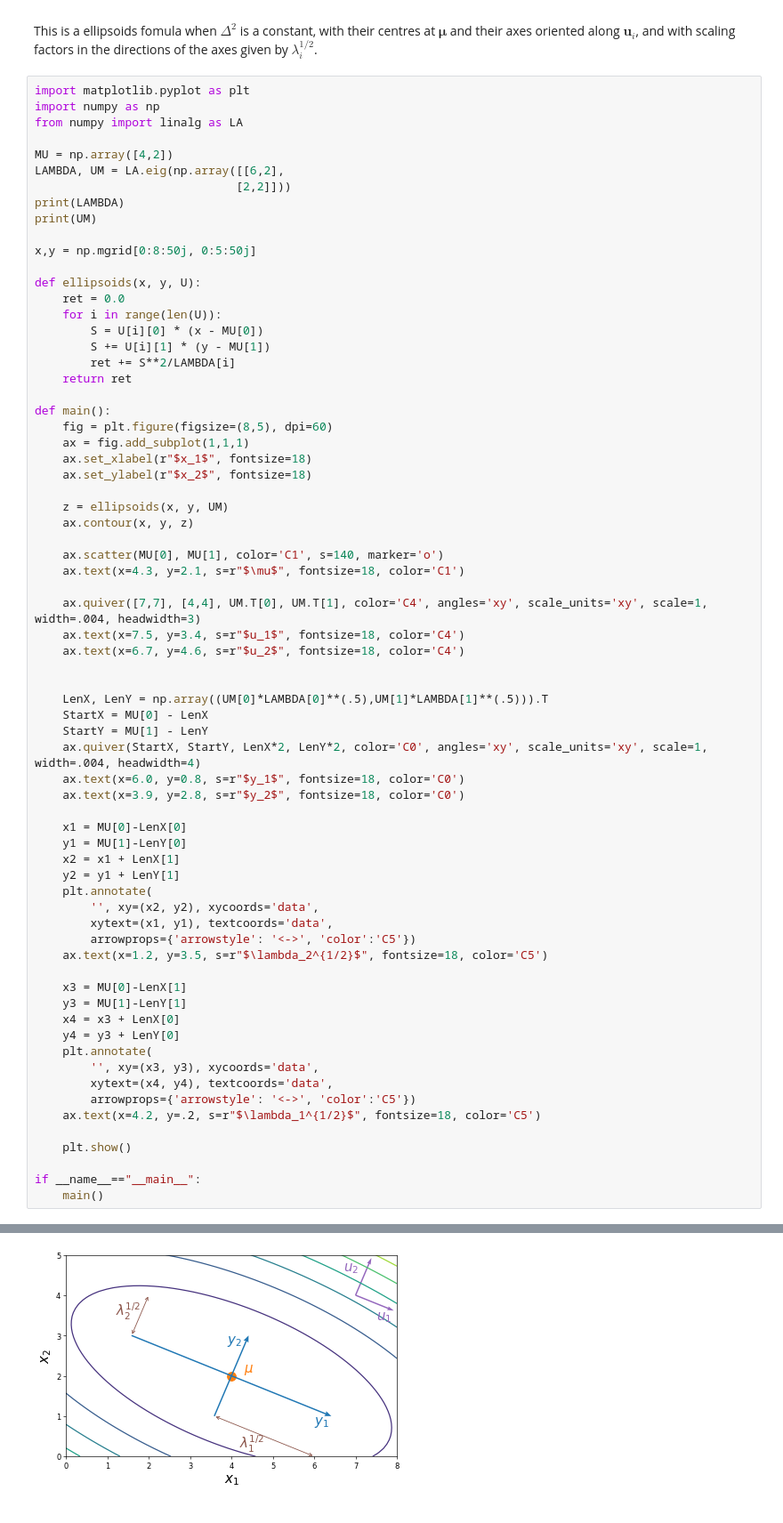
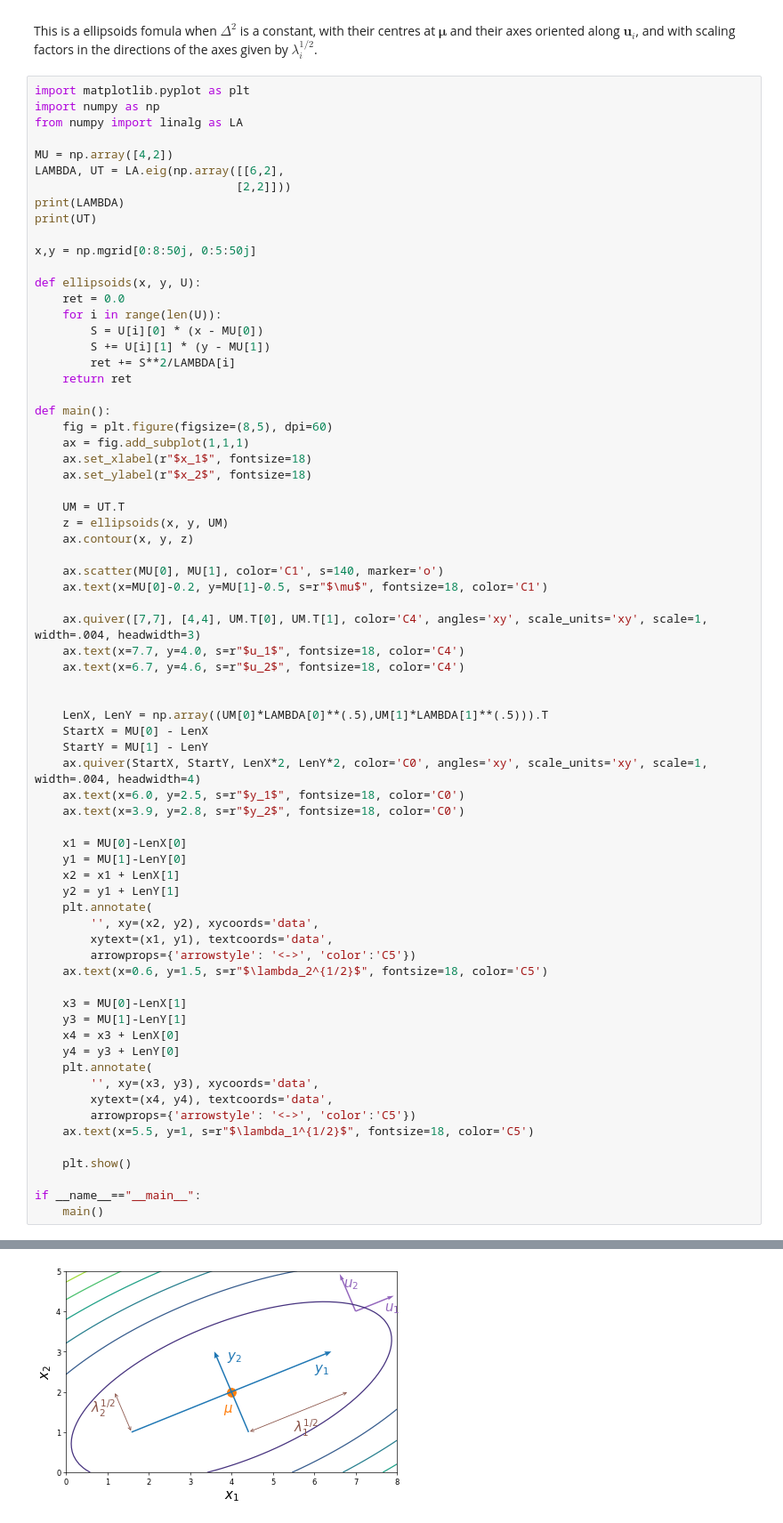
Before and after one commit to Minohh/PRML-Note, a Jupyter notebook: 2_Probability_Distributions/2_3_0_Gaussian.ipynb, the cells around one changed output, grey strips where cells are left out. Shown at 89% size. Saved outputs shown, nothing was run; the diff lists cells and outputs as text.

```diff
--- a/2_Probability_Distributions/2_3_0_Gaussian.ipynb
+++ b/2_Probability_Distributions/2_3_0_Gaussian.ipynb
@@ -37,10 +37,10 @@ import numpy as np
 from numpy import linalg as LA
 
 MU = np.array([4,2])
-LAMBDA, UM = LA.eig(np.array([[6,2],
+LAMBDA, UT = LA.eig(np.array([[6,2],
                              [2,2]]))
 print(LAMBDA)
-print(UM)
+print(UT)
 
 x,y = np.mgrid[0:8:50j, 0:5:50j]
 
@@ -58,14 +58,15 @@ def main():
     ax.set_xlabel(r"$x_1$", fontsize=18)
     ax.set_ylabel(r"$x_2$", fontsize=18)
 
+    UM = UT.T
     z = ellipsoids(x, y, UM)
     ax.contour(x, y, z)
 
     ax.scatter(MU[0], MU[1], color='C1', s=140, marker='o')
-    ax.text(x=4.3, y=2.1, s=r"$\mu$", fontsize=18, color='C1')
+    ax.text(x=MU[0]-0.2, y=MU[1]-0.5, s=r"$\mu$", fontsize=18, color='C1')
 
     ax.quiver([7,7], [4,4], UM.T[0], UM.T[1], color='C4', angles='xy', scale_units='xy', scale=1, width=.004, headwidth=3)
-    ax.text(x=7.5, y=3.4, s=r"$u_1$", fontsize=18, color='C4')
+    ax.text(x=7.7, y=4.0, s=r"$u_1$", fontsize=18, color='C4')
     ax.text(x=6.7, y=4.6, s=r"$u_2$", fontsize=18, color='C4')
 
 
@@ -73,38 +74,38 @@ def main():
     StartX = MU[0] - LenX
     StartY = MU[1] - LenY
     ax.quiver(StartX, StartY, LenX*2, LenY*2, color='C0', angles='xy', scale_units='xy', scale=1, width=.004, headwidth=4)
-    ax.text(x=6.0, y=0.8, s=r"$y_1$", fontsize=18, color='C0')
+    ax.text(x=6.0, y=2.5, s=r"$y_1$", fontsize=18, color='C0')
     ax.text(x=3.9, y=2.8, s=r"$y_2$", fontsize=18, color='C0')
 
     x1 = MU[0]-LenX[0]
     y1 = MU[1]-LenY[0]
     x2 = x1 + LenX[1]
     y2 = y1 + LenY[1]
     plt.annotate(
         '', xy=(x2, y2), xycoords='data',
         xytext=(x1, y1), textcoords='data',
         arrowprops={'arrowstyle': '<->', 'color':'C5'})
-    ax.text(x=1.2, y=3.5, s=r"$\lambda_2^{1/2}$", fontsize=18, color='C5')
+    ax.text(x=0.6, y=1.5, s=r"$\lambda_2^{1/2}$", fontsize=18, color='C5')
 
     x3 = MU[0]-LenX[1]
     y3 = MU[1]-LenY[1]
     x4 = x3 + LenX[0]
     y4 = y3 + LenY[0]
     plt.annotate(
         '', xy=(x3, y3), xycoords='data',
         xytext=(x4, y4), textcoords='data',
         arrowprops={'arrowstyle': '<->', 'color':'C5'})
-    ax.text(x=4.2, y=.2, s=r"$\lambda_1^{1/2}$", fontsize=18, color='C5')
+    ax.text(x=5.5, y=1, s=r"$\lambda_1^{1/2}$", fontsize=18, color='C5')
 
     plt.show()
 
 if __name__=="__main__":
     main()
 # %% [output]
 [6.82842712 1.17157288]
 [[ 0.92387953 -0.38268343]
  [ 0.38268343  0.92387953]]
-[figure, old version]
+[figure, new version]
 # %% [markdown]
 Further more, from the eigenvalue theorem, the determinant $|\Sigma|$ is equal to the product of its eigenvalues, and hence
 $$|\Sigma|^{1/2}=\prod_{j=1}^{D}\lambda_j^{1/2}$$
```
Also changed, not shown: parts of 1 cell of this notebook.
